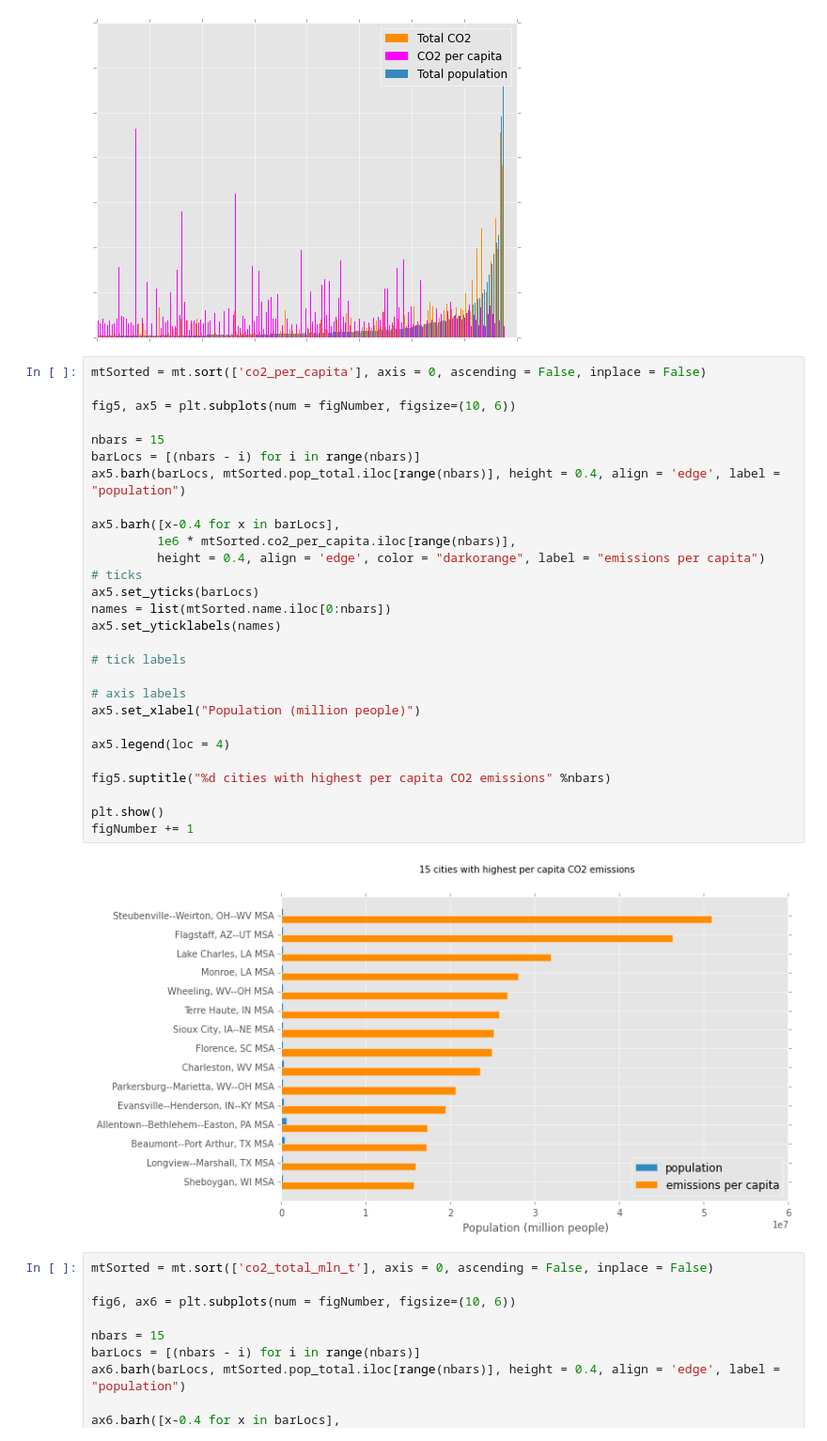
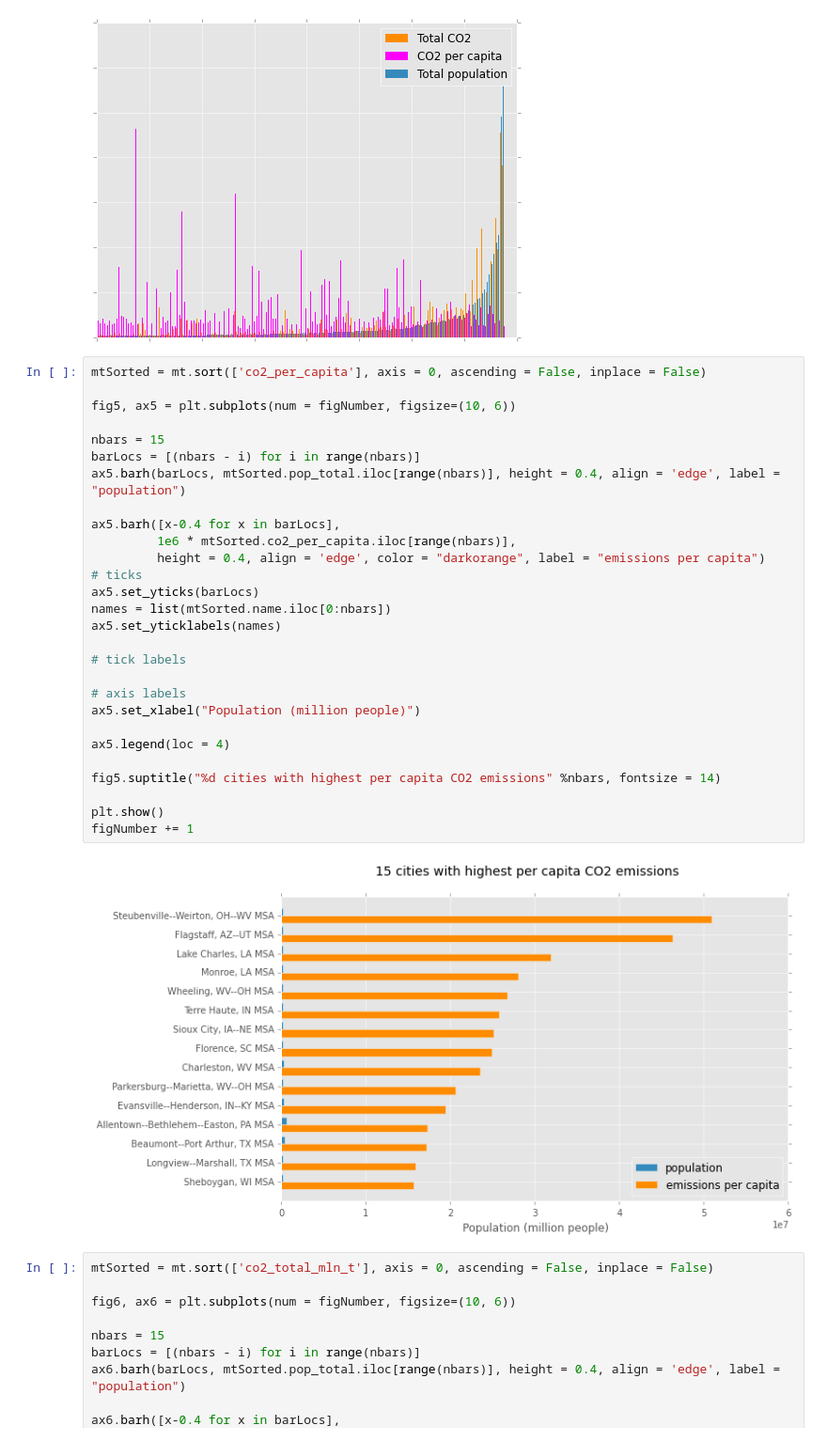
Before and after one commit to pvarsh/foundations-a4, a Jupyter notebook: assignment-4.ipynb, the cells around one changed output. Shown at 94% size. Cells and saved outputs as stored; diff of their text form.

Commit message:
Cleaned up some graphs and comments

```diff
--- a/assignment-4.ipynb
+++ b/assignment-4.ipynb
@@ -688,33 +744,33 @@ figNumber += 1
 # %%
 mtSorted = mt.sort(['co2_per_capita'], axis = 0, ascending = False, inplace = False)
 
 fig5, ax5 = plt.subplots(num = figNumber, figsize=(10, 6))
 
 nbars = 15
 barLocs = [(nbars - i) for i in range(nbars)]
 ax5.barh(barLocs, mtSorted.pop_total.iloc[range(nbars)], height = 0.4, align = 'edge', label = "population")
 
 ax5.barh([x-0.4 for x in barLocs],
          1e6 * mtSorted.co2_per_capita.iloc[range(nbars)],
          height = 0.4, align = 'edge', color = "darkorange", label = "emissions per capita")
 # ticks
 ax5.set_yticks(barLocs)
 names = list(mtSorted.name.iloc[0:nbars])
 ax5.set_yticklabels(names)
 
 # tick labels
 
 # axis labels
 ax5.set_xlabel("Population (million people)")
 
 ax5.legend(loc = 4)
 
-fig5.suptitle("%d cities with highest per capita CO2 emissions" %nbars)
+fig5.suptitle("%d cities with highest per capita CO2 emissions" %nbars, fontsize = 14)
 
 plt.show()
 figNumber += 1
 # %% [output]
-[figure, old version]
+[figure, new version]
 # %%
 mtSorted = mt.sort(['co2_total_mln_t'], axis = 0, ascending = False, inplace = False)
 
```
Also changed, not shown: parts of 24 cells of this notebook.
